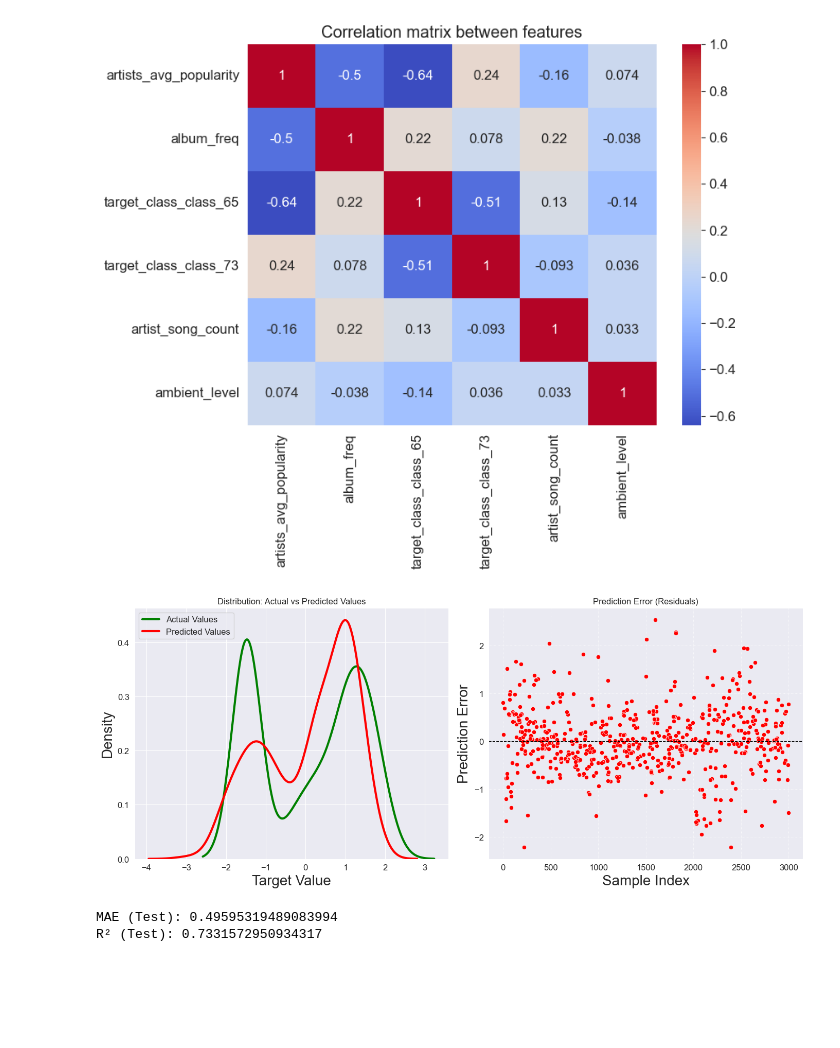
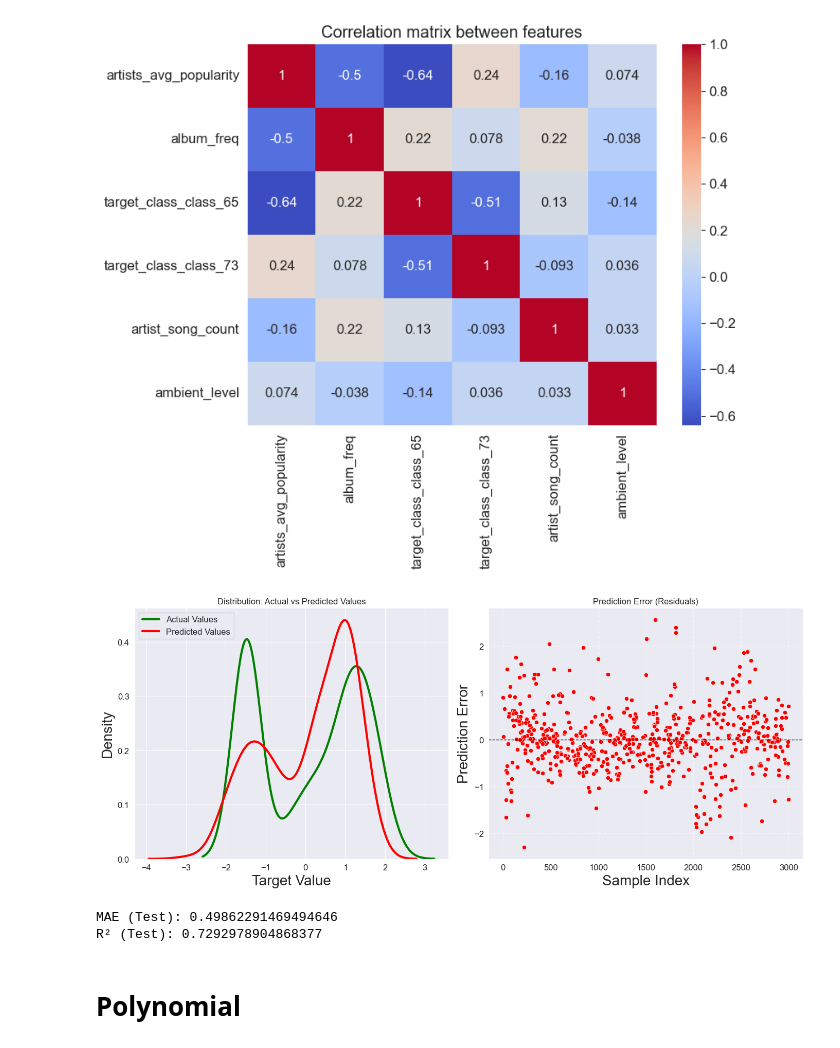
Before and after one commit to EnMiaoYe/APRAU_DEN_C_1211905_1211613_1030058, a Jupyter notebook: src/multiple_regression/find_best_predictors.ipynb, the cells around one changed output. Saved outputs shown, nothing was run; the diff lists cells and outputs as text; code cells hidden in the pictures; blank space fills up the shorter version.

```diff
--- a/src/multiple_regression/find_best_predictors.ipynb
+++ b/src/multiple_regression/find_best_predictors.ipynb
@@ -132,8 +145,4 @@ features_to_exclude= [
 # %%
- #Prepare features
-X_train, X_test, y_train, y_test = train_test_split(
-        X, y, test_size=0.2, random_state=42
-)
 features_to_verify = [f for f in features_r2_scores if f not in features_to_exclude]
 
 # Start with top 2 features
@@ -174,7 +183,7 @@ for col in features_to_verify[2:]:
         "New_R²": round(new_r2, 5),
         "ΔR²": round(delta, 5),
         "Decision": (
-            "Added" if delta >= improvement_threshold
+            "Improved" if delta >= improvement_threshold
             else "Stopped" if delta < -decrease_threshold
             else "Ignored"
         )
@@ -226,9 +235,6 @@ plt.show()
 #Perform a test run on an unused random seed
 # to evaluate the model's overall performance on unseen data.
 
-X_train, X_test, y_train, y_test = train_test_split(
-        X[X_current.columns], y, test_size=0.2, random_state=42
-    )
 lr = LinearRegression()
 lr_model = lr.fit(X_train, y_train)
 
@@ -238,33 +244,35 @@ df_plot = pd.DataFrame({
     'pr_result': predictions,
     'pr_error': y_test - predictions
 })
 
 # Create figure with 1 row, 2 columns
 fig, axes = plt.subplots(1, 2, figsize=(14, 6))
 
 # --- (1) Distribution plot: Actual vs Predicted ---
 sns.kdeplot(y_test, color="g", label="Actual Values", ax=axes[0])
 sns.kdeplot(df_plot['pr_result'], color="r", label="Predicted Values", ax=axes[0])
 axes[0].set_title("Distribution: Actual vs Predicted Values", fontsize=12)
 axes[0].legend()
 axes[0].set_xlabel("Target Value")
 axes[0].set_ylabel("Density")
 
 # --- (2) Prediction error (residuals) scatter plot ---
 sns.scatterplot(x=df_plot.index, y='pr_error', data=df_plot, color="r", ax=axes[1])
 axes[1].set_title("Prediction Error (Residuals)", fontsize=12)
 axes[1].set_ylabel("Prediction Error")
 axes[1].set_xlabel("Sample Index")
 axes[1].axhline(0, color='black', linestyle='--', linewidth=1)  # reference line at 0
 axes[1].grid(True, linestyle=':', linewidth=0.7)
 
 plt.tight_layout()
 plt.show()
 
 
 print("MAE (Test):", mean_absolute_error(y_test, predictions))
 print("R² (Test):", r2_score(y_test, predictions))
 # %% [output]
-[figure, old version]
+[figure, new version]
-MAE (Test): 0.49595319489083994
-R² (Test): 0.7331572950934317
+MAE (Test): 0.49862291469494646
+R² (Test): 0.7292978904868377
+# %% [markdown]
+# Polynomial
```
Also changed, not shown: parts of 15 cells of this notebook, 2 other files.
